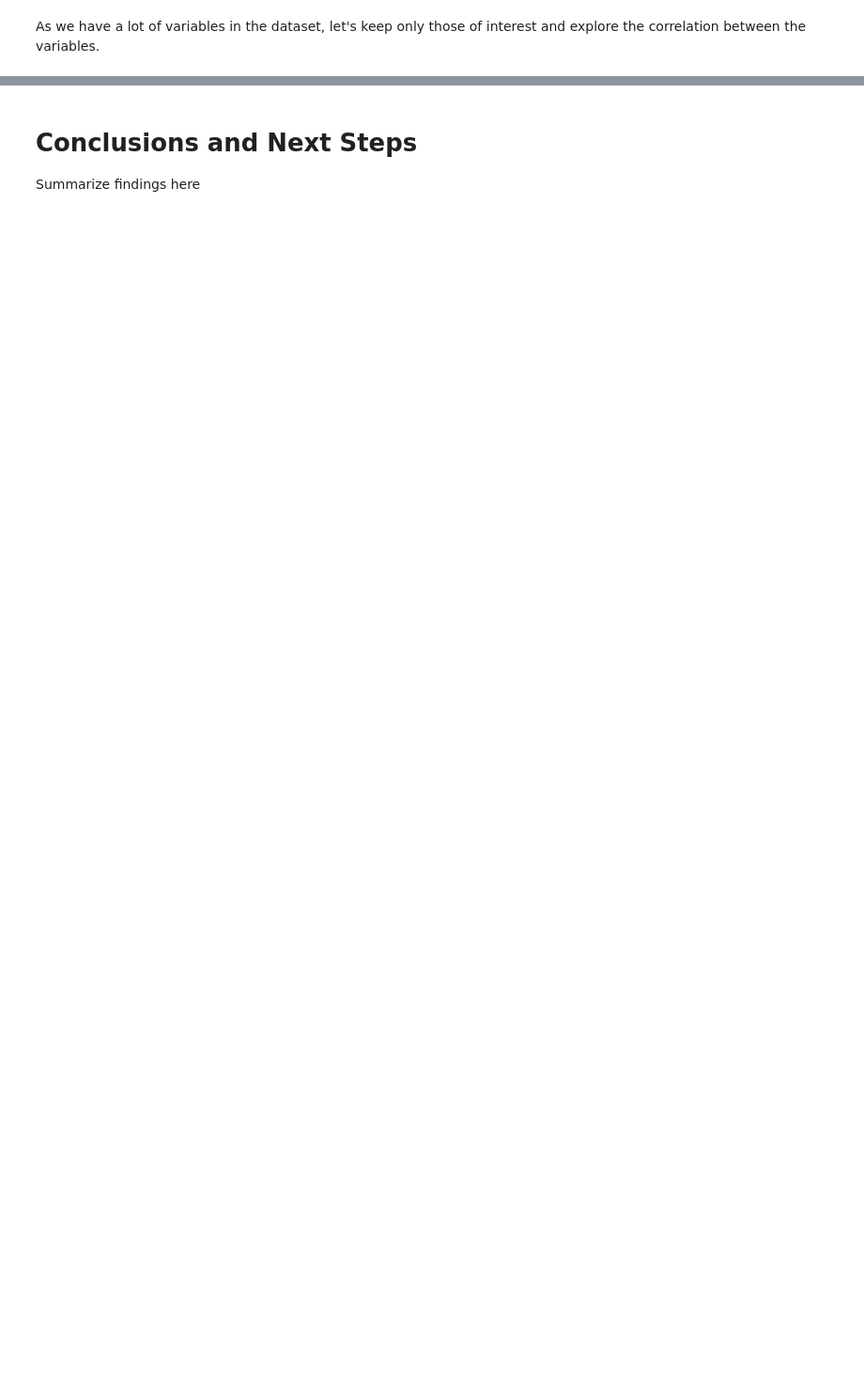
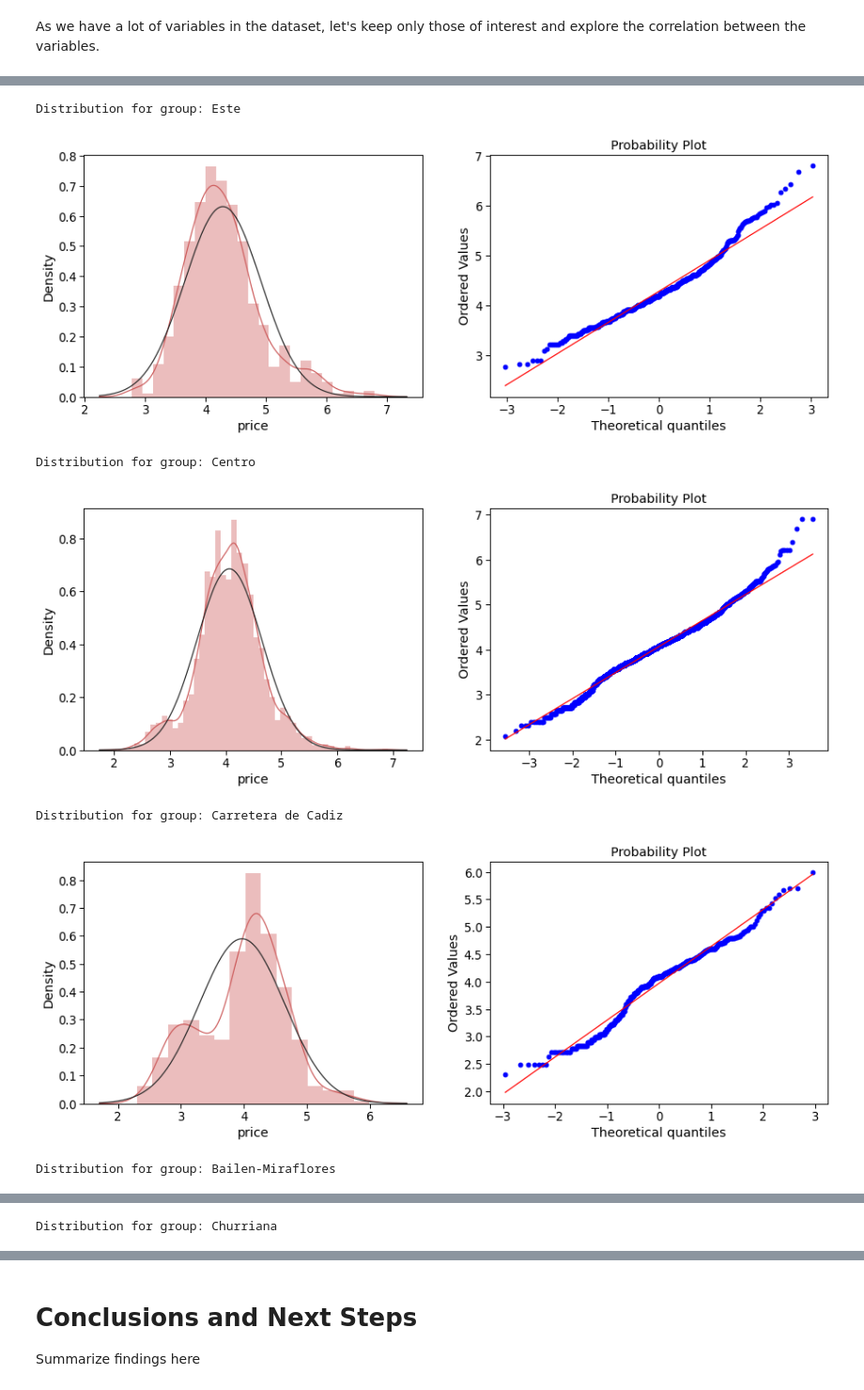
Before and after one commit to sbmoyano/data_science_projects, a Jupyter notebook: Airbnb_Malaga_correlation_regression/airbnb_malaga_supervised_learning.ipynb, the cells around one changed output, grey strips where cells are left out. Shown at 94% size. Drawn from its saved outputs; the diff is of its cells as text; code cells hidden in the pictures; blank space fills up the shorter version.

```diff
--- a/Airbnb_Malaga_correlation_regression/airbnb_malaga_supervised_learning.ipynb
+++ b/Airbnb_Malaga_correlation_regression/airbnb_malaga_supervised_learning.ipynb
@@ -586,0 +561,10 @@ Show graphs and stats here
+# %%
+plot_dist_per_group(airbnb_filtered, neighbourhoods_list, 'neighbourhood_cleansed', 'price', np.log)
+# %% [output]
+Distribution for group: Este
+[figure, added]
+Distribution for group: Centro
+[figure, added]
+Distribution for group: Carretera de Cadiz
+[figure, added]
+Distribution for group: Bailen-Miraflores
@@ -586,0 +572 @@ Show graphs and stats here
+Distribution for group: Churriana
```
Also changed, not shown: parts of 52 cells of this notebook.
